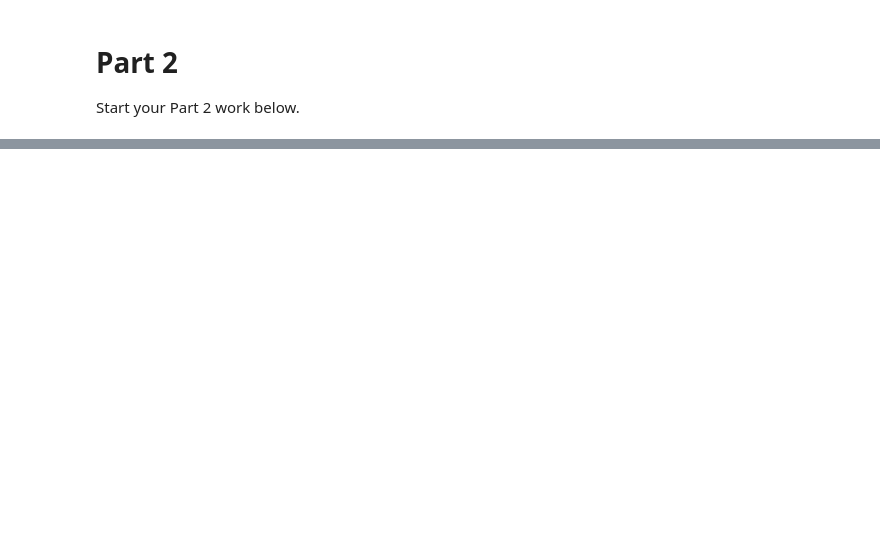
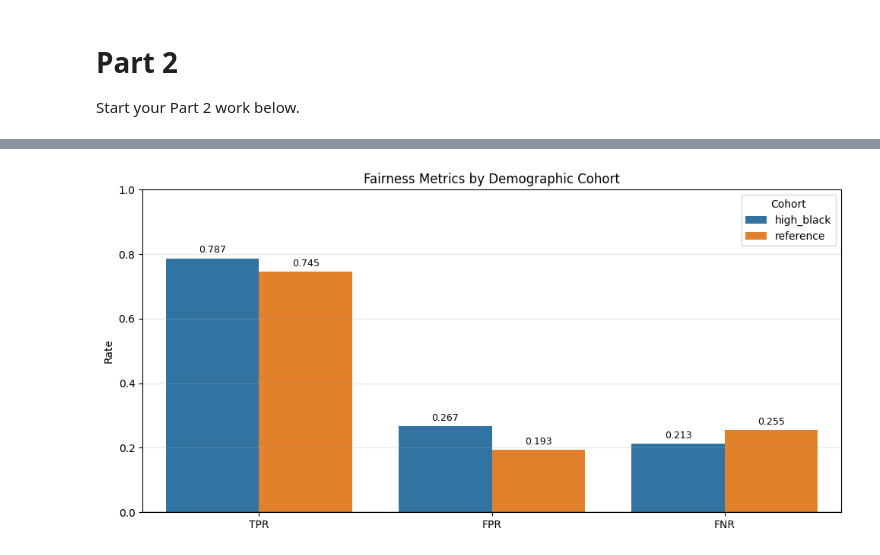
Before and after one commit to AitazazKamran/responsible-ai-assignment2, a Jupyter notebook: part2.ipynb, the cells around one changed output, grey strips where cells are left out. Drawn from its saved outputs; the diff is of its cells as text; code cells hidden in the pictures; blank space fills up the shorter version.

```diff
--- a/part2.ipynb
+++ b/part2.ipynb
@@ -36,0 +508,44 @@ Start your Part 2 work below.
+# %%
+# 10) Grouped bar chart of TPR/FPR/FNR by cohort
+import seaborn as sns
+import matplotlib.pyplot as plt
+
+plot_df = pd.DataFrame(
+    [
+        {"Cohort": "high_black", "TPR": metrics_high_black["TPR"], "FPR": metrics_high_black["FPR"], "FNR": metrics_high_black["FNR"]},
+        {"Cohort": "reference", "TPR": metrics_reference["TPR"], "FPR": metrics_reference["FPR"], "FNR": metrics_reference["FNR"]},
+    ]
+)
+
+long_df = plot_df.melt(id_vars=["Cohort"], var_name="Metric", value_name="Value")
+
+plt.figure(figsize=(10, 5))
+ax = sns.barplot(
+    data=long_df,
+    x="Metric",
+    y="Value",
+    hue="Cohort",
+)
+
+ax.set_title("Fairness Metrics by Demographic Cohort")
+ax.set_xlabel("")
+ax.set_ylabel("Rate")
+ax.axhline(0, color="black", linewidth=1)  # requested reference line
+ax.grid(True, axis="y", alpha=0.3)
+ax.legend(title="Cohort", loc="best")
+ax.set_ylim(0, 1)
+
+# Value labels on bars
+for container in ax.containers:
+    try:
+        ax.bar_label(container, fmt="%.3f", padding=3, fontsize=9)
+    except Exception:
+        # Fallback for older Matplotlib
+        for bar in container:
+            h = bar.get_height()
+            ax.text(bar.get_x() + bar.get_width() / 2, h + 0.01, f"{h:.3f}", ha="center", va="bottom", fontsize=9)
+
+plt.tight_layout()
+plt.show()
+# %% [output]
+[figure, added]
```
Also changed, not shown: parts of 12 cells of this notebook, 2 other files.
